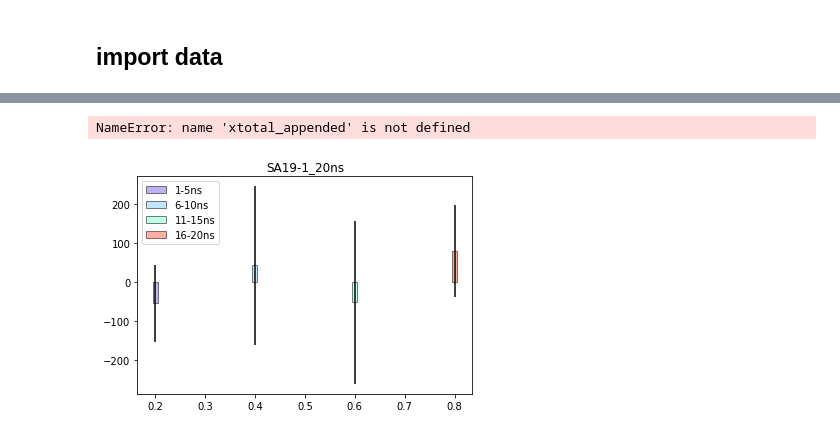
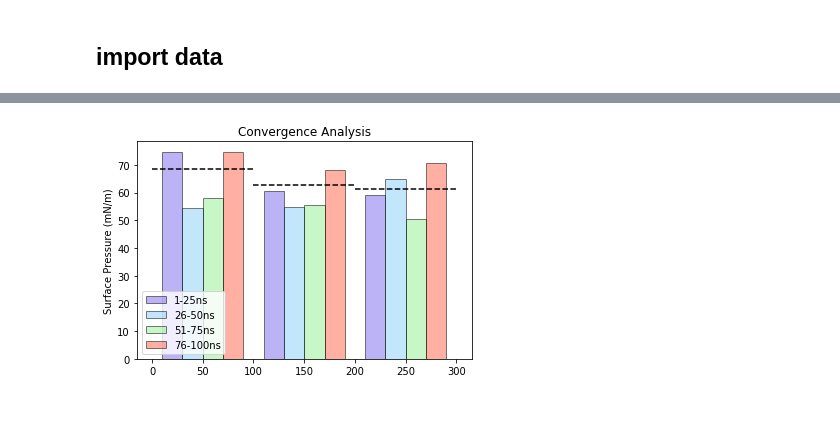
Before and after one commit to fearlessroad/mixed-monolayers, a Jupyter notebook: si_figures/surf-ten_convergence.ipynb, the cells around one changed output, grey strips where cells are left out. Saved outputs shown, nothing was run; the diff lists cells and outputs as text; code cells hidden in the pictures.

Commit message:
edited convergence figures and isotherm figures

```diff
--- a/si_figures/surf-ten_convergence.ipynb
+++ b/si_figures/surf-ten_convergence.ipynb
@@ -232,9 +216,9 @@ NameError: name 'xtotal_appended' is not defined
 # %%
 #Just first 20 ns because we want to see if running for a short amount of time is sufficient or not!
-x20_data = (xtotal_appended/1000)[0:10001]
-print(x20_data)
-y20_data = (70.5-ytotal_appended)[0:10001]
-print(y20_data)
+#x20_data = (xtotal_appended/1000)[0:10001]
+#print(x20_data)
+#y20_data = (70.5-ytotal_appended)[0:10001]
+#print(y20_data)
 def getData(step, x, y):
     newx = []
     newy = []
@@ -249,12 +233,10 @@ def getData(step, x, y):
         yerr.append(np.std(y[(L*step):(L+1)*step]))
         L+=1
     return(newx, newy, yerr)
-X,Y,Z = getData(2000, x20_data, y20_data)#70.5 minus surface tension = surface pressure with OPC4
-print(X)
-print(Y)
-print(Z)
+#X,Y,Z = getData(2000, x20_data, y20_data)#70.5 minus surface tension = surface pressure with OPC4
+#print(X)
+#print(Y)
+#print(Z)
-# %% [output]
-NameError: name 'xtotal_appended' is not defined
 # %%
 w=3
 a=0.5
@@ -268,16 +250,35 @@ plt.legend(loc=3)
 plt.title('Convergence for MIX1 SA19.5')
 # %%
 plt.subplot(111)
-w = 0.01
+w = 20
 ec='k'
 a = 0.5
-A,B,C = getData(10, times[0]/100, pres[0])
-plt.title('SA19-1_20ns')
-plt.bar(A[0], B[0], width=w, color='mediumslateblue', alpha=a, label='1-5ns', edgecolor = ec, yerr=C[0])
-plt.bar(A[1], B[1], width=w, color='lightskyblue', alpha=a, label='6-10ns', edgecolor = ec, yerr=C[1])
-plt.bar(A[2], B[2], width=w, color='aquamarine', alpha=a, label='11-15ns', edgecolor = ec, yerr=C[2])
-plt.bar(A[3], B[3], width=w, color='tomato', alpha=a, label='16-20ns', edgecolor = ec, yerr=C[3])
-plt.legend(loc=2)
+#print(times[2][-1])
+#print(len(times[2]))
+A,B,C = getData(1000, times[2]/100, pres[2])
+plt.title('Convergence Analysis')
+plt.ylabel('Surface Pressure (mN/m)')
+plt.bar(A[0], B[0], width=w, color='mediumslateblue', alpha=a, label='1-25ns', edgecolor = ec)
+plt.bar(A[1], B[1], width=w, color='lightskyblue', alpha=a, label='26-50ns', edgecolor = ec)
+plt.bar(A[2], B[2], width=w, color='lightgreen', alpha=a, label='51-75ns', edgecolor = ec)
+plt.bar(A[3], B[3], width=w, color='tomato', alpha=a, label='76-100ns', edgecolor = ec)
+
+D,E,F = getData(1000, times[3]/100, pres[3])
+plt.bar(D[0]+100, E[0], width=w, color='mediumslateblue', alpha=a,  edgecolor = ec)
+plt.bar(D[1]+100, E[1], width=w, color='lightskyblue', alpha=a,  edgecolor = ec)
+plt.bar(D[2]+100, E[2], width=w, color='lightgreen', alpha=a,  edgecolor = ec)
+plt.bar(D[3]+100, E[3], width=w, color='tomato', alpha=a, edgecolor = ec)
+
+G,H,I = getData(1000, times[6]/100, pres[6])
+plt.bar(G[0]+200, H[0], width=w, color='mediumslateblue', alpha=a,  edgecolor = ec)
+plt.bar(G[1]+200, H[1], width=w, color='lightskyblue', alpha=a,  edgecolor = ec)
+plt.bar(G[2]+200, H[2], width=w, color='lightgreen', alpha=a,  edgecolor = ec)
+plt.bar(G[3]+200, H[3], width=w, color='tomato', alpha=a, edgecolor = ec)
+
+plt.plot([0, 100], [np.mean(pres[2]), np.mean(pres[2])], color='k', ls='dashed')
+plt.plot([100, 200], [np.mean(pres[3]), np.mean(pres[3])], color='k', ls='dashed')
+plt.plot([200, 300], [np.mean(pres[6]), np.mean(pres[6])], color='k', ls='dashed')
+plt.legend(loc=3)
 plt.show()
 # %% [output]
-[figure, old version]
+[figure, new version]
```
Also changed, not shown: parts of 2 cells of this notebook, 1 other file.
